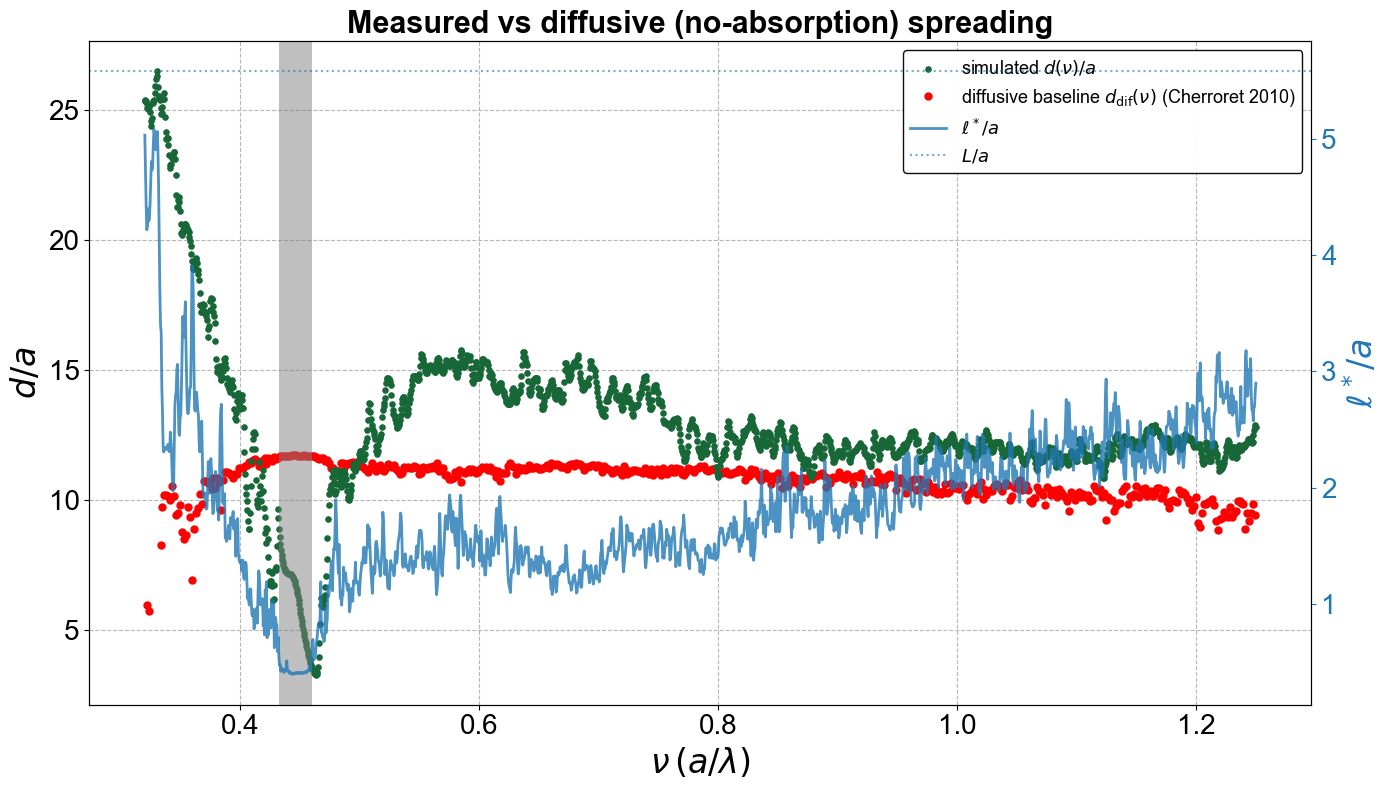
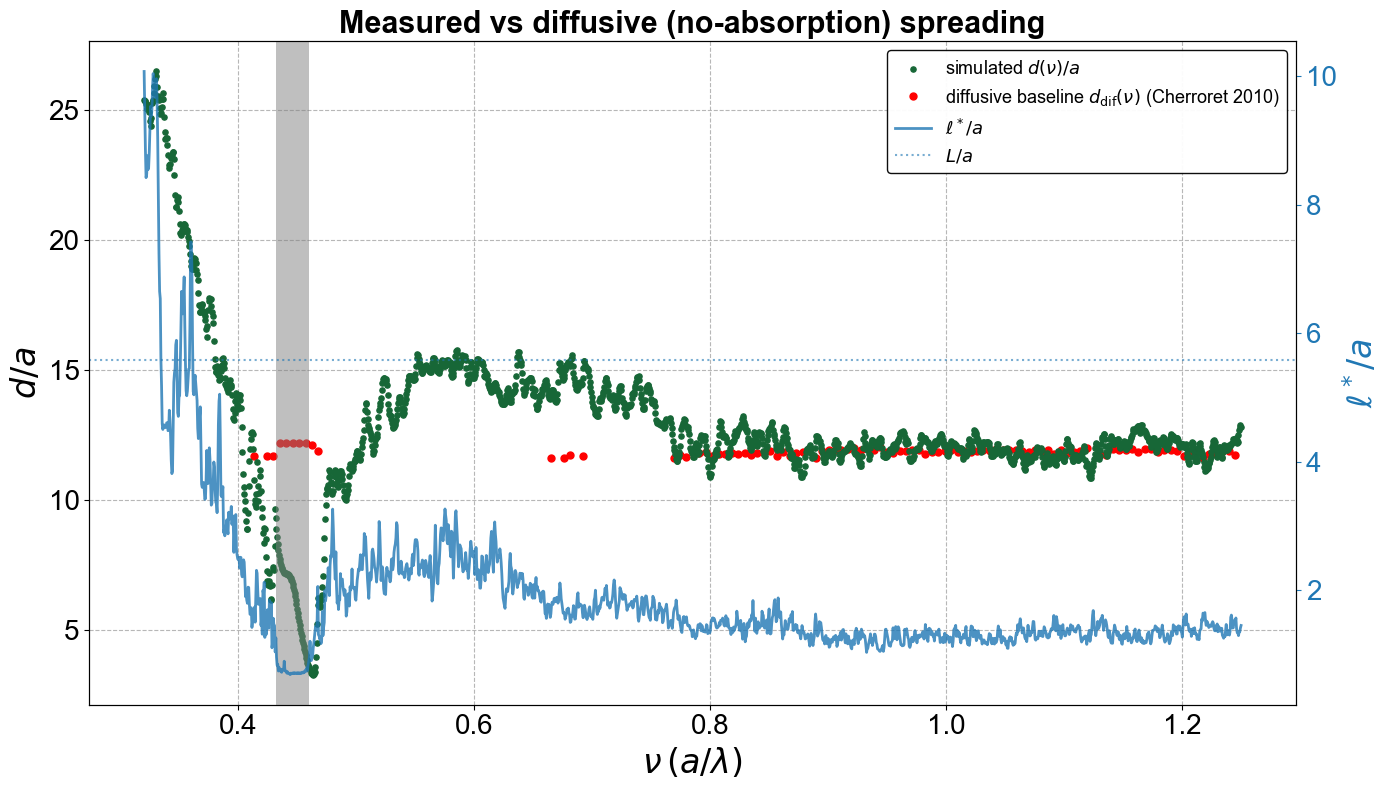
Code edit (unified diff) that turned the first committed figure into the second:
--- before
+++ after
@@ -2,5 +2,5 @@
 
 ax.scatter(freq, d, s=14, zorder=5, label=r"simulated $d(\nu)/a$")
-ax.plot(freq_sampled, (2*12-d_diff), "o", ms=5, color='red',
+ax.plot(freq_sampled, (d_diff), "o", ms=5, color='red',
         label=r"diffusive baseline $d_{\rm dif}(\nu)$ (Cherroret 2010)")
 

Commit: updates